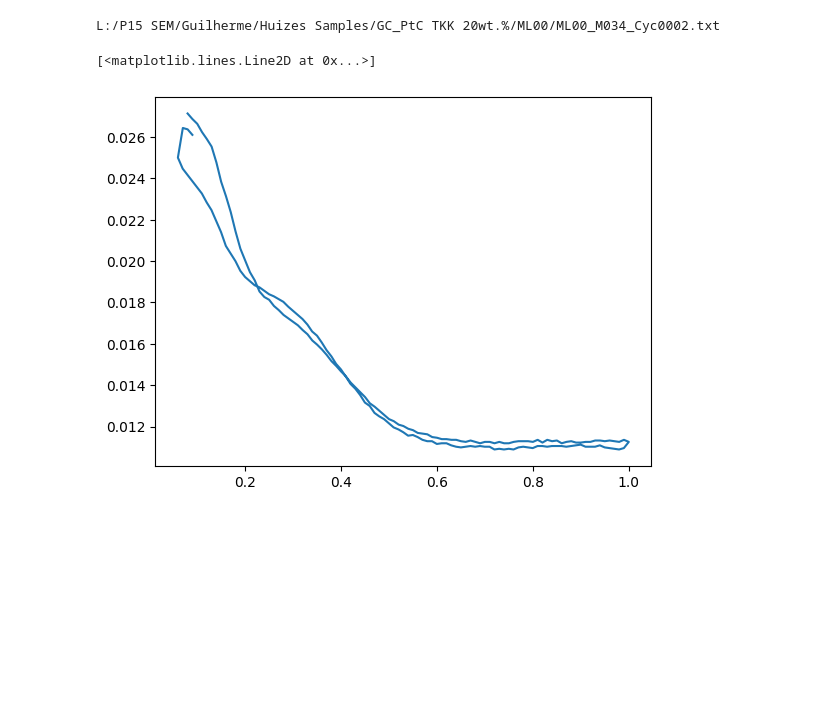
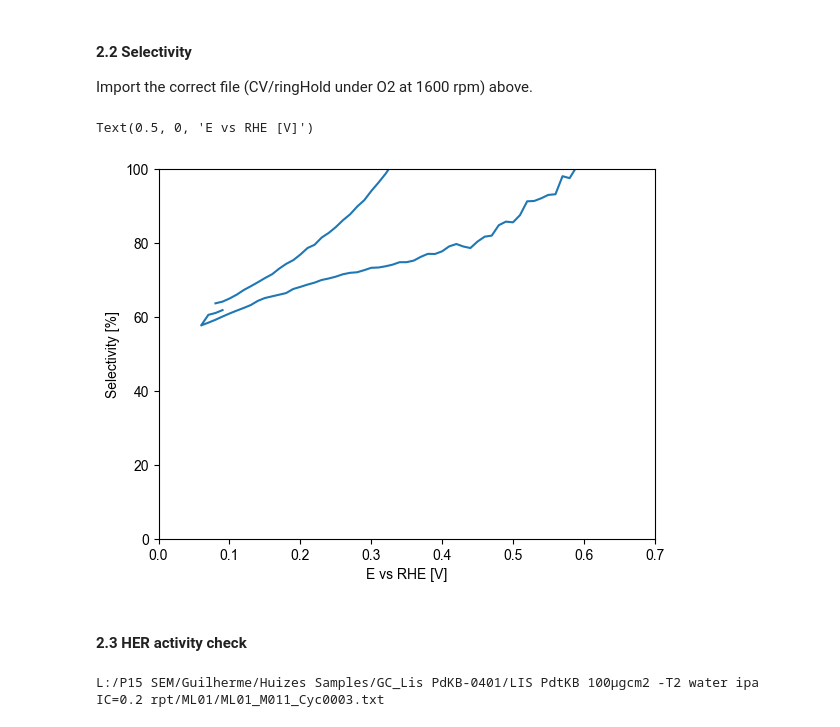
Before and after one commit to linneabjork/RRDE_analysis, a Jupyter notebook: run_activity.ipynb, the cells around one changed output. Saved outputs shown, nothing was run; the diff lists cells and outputs as text; code cells hidden in the pictures; blank space fills up the shorter version.

```diff
--- a/run_activity.ipynb
+++ b/run_activity.ipynb
@@ -39,15 +89,25 @@ I_ring = get_ring_current(file, index)
+# %% [markdown]
+#### 2.2 Selectivity
+Import the correct file (CV/ringHold under O2 at 1600 rpm) above.
+# %%
+%autoreload
+S = compute_selectivity(I_ring, I_disk, efficiency=0.4)
+# %%
+plt.plot(V_disk, S)
+plt.ylim([0, 100])
+plt.xlim([0, 0.7])
+plt.ylabel("Selectivity [%]")
+plt.xlabel("E vs RHE [V]")
+# %% [output]
+Text(0.5, 0, 'E vs RHE [V]')
+[figure, added]
+# %% [markdown]
+#### 2.3 HER activity check
 # %%
 %autoreload
-if nbr_files == 1:
-    background_file = filedialog.askopenfilename(title="Choose the background file.")
-    print(background_file)
-    background_V_disc, background_I_disc = get_disc_voltage_current(background_file, index)
+nbr_files = 1
+file_HER = filedialog.askopenfilename(title="Choose the file to be analyzed.")
+print(file_HER)
+V_disk_HER, I_disk_HER = get_disk_voltage_current(file_HER, index)
 # %% [output]
-L:/P15 SEM/Guilherme/Huizes Samples/GC_PtC TKK 20wt.%/ML00/ML00_M034_Cyc0002.txt
+L:/P15 SEM/Guilherme/Huizes Samples/GC_Lis PdKB-0401/LIS PdtKB 100µgcm2 -T2 water ipa  IC=0.2 rpt/ML01/ML01_M011_Cyc0003.txt
-# %%
-#plt.plot(V_disc, I_disc)
-plt.plot(V_disc, I_ring)
-#plt.plot(background_V_disc, background_I_disc)
-# %% [output]
-[<matplotlib.lines.Line2D at 0x...>]
-[figure, removed]
```
Also changed, not shown: parts of 24 cells of this notebook.
